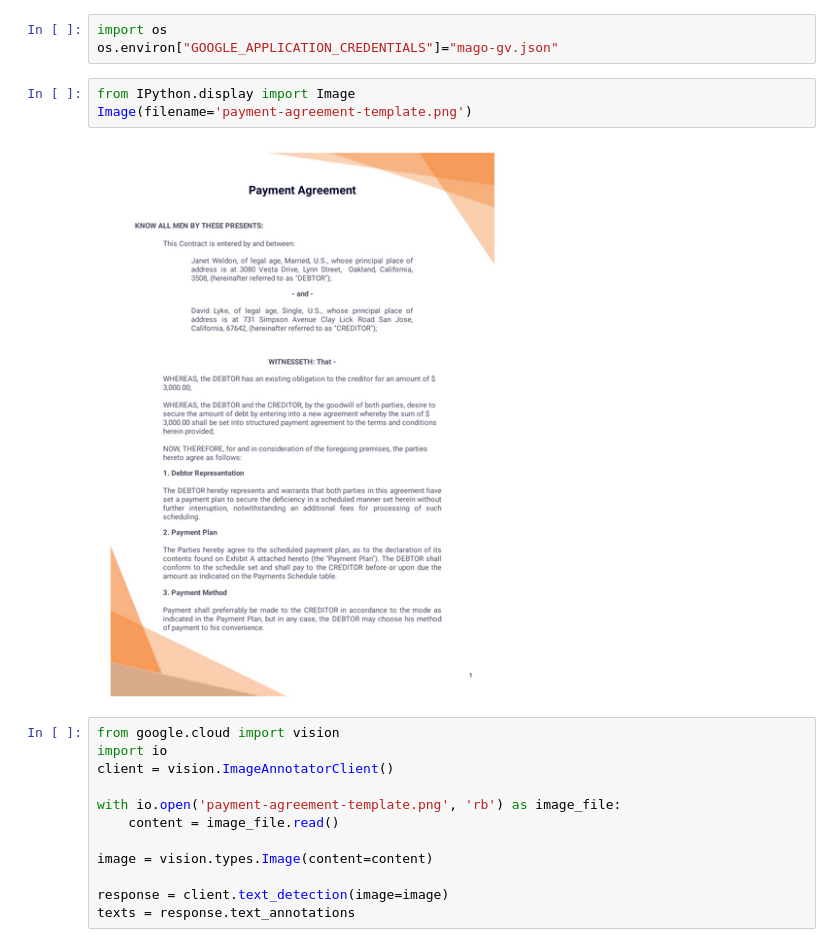
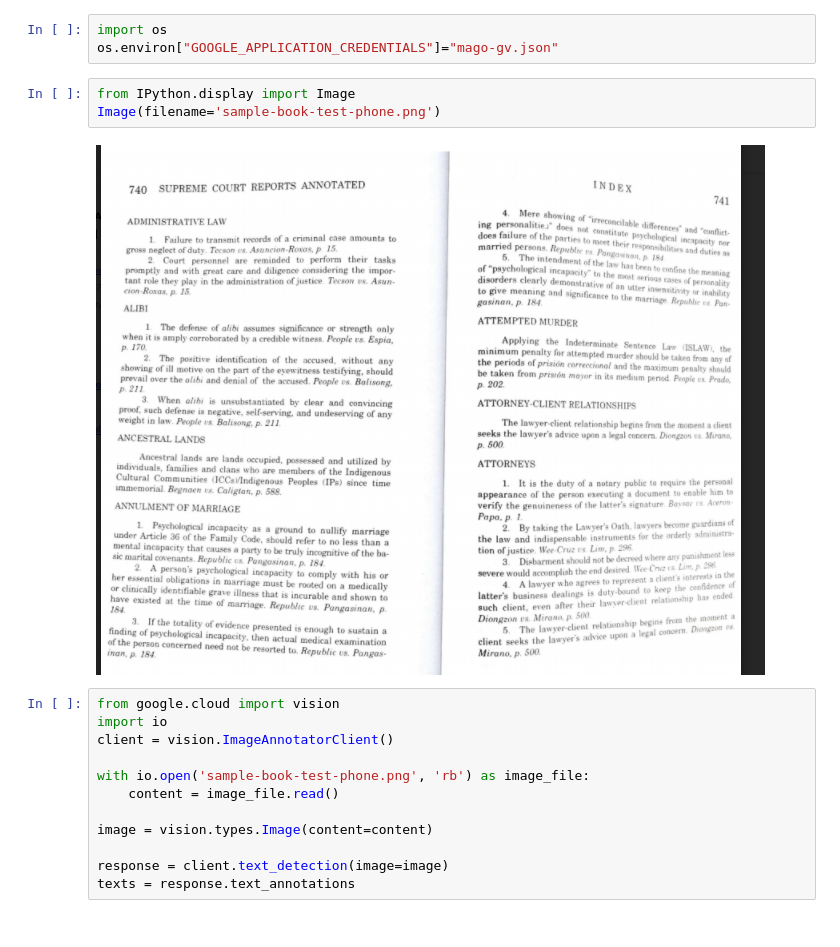
Before and after one commit to gabrieldaos/cloud-vision-api-test-cases, a Jupyter notebook: document_ocr_reader.ipynb, the cells around one changed output. Saved outputs shown, nothing was run; the diff lists cells and outputs as text.

Commit message:
Real scanner test

```diff
--- a/document_ocr_reader.ipynb
+++ b/document_ocr_reader.ipynb
@@ -25,15 +25,15 @@ import os
 os.environ["GOOGLE_APPLICATION_CREDENTIALS"]="mago-gv.json"
 # %%
 from IPython.display import Image
-Image(filename='payment-agreement-template.png')
+Image(filename='sample-book-test-phone.png')
 # %% [output]
-[figure, old version]
+[figure, new version]
 # %%
 from google.cloud import vision
 import io
 client = vision.ImageAnnotatorClient()
 
-with io.open('payment-agreement-template.png', 'rb') as image_file:
+with io.open('sample-book-test-phone.png', 'rb') as image_file:
     content = image_file.read()
 
 image = vision.types.Image(content=content)
```
Also changed, not shown: parts of 1 cell of this notebook, 1 other file.
